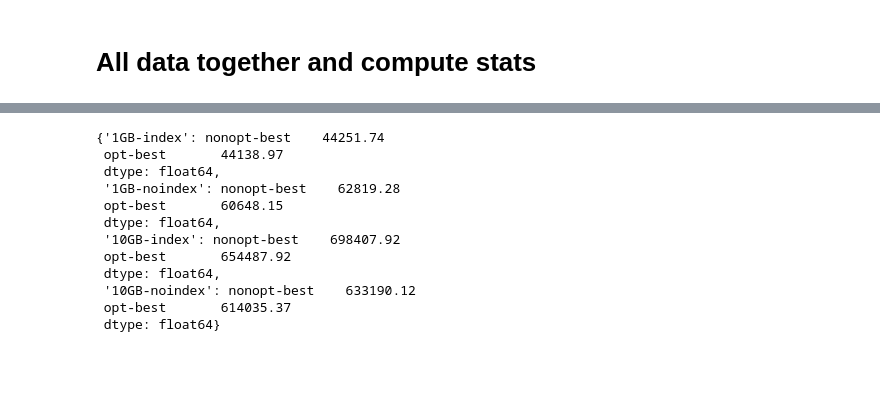
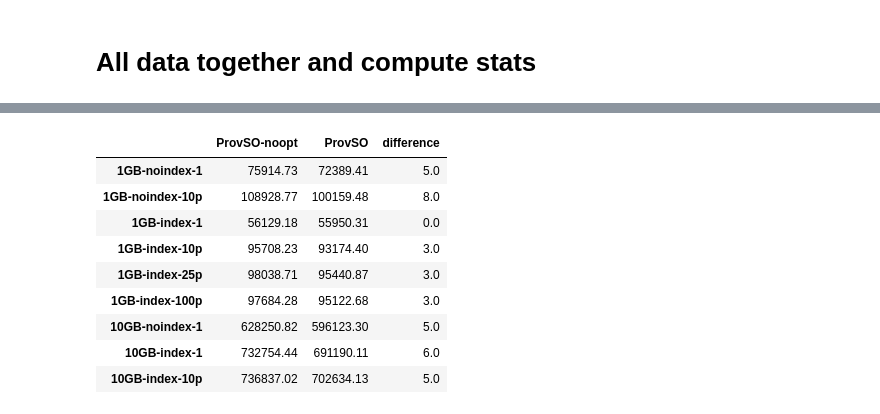
Before and after one commit to lordpretzel/prov_semanticopt_experiment, a Jupyter notebook: plotting.ipynb, the cells around one changed output, grey strips where cells are left out. Cells and saved outputs as stored; diff of their text form; code cells hidden in the pictures; blank space fills up the shorter version.

```diff
--- a/plotting.ipynb
+++ b/plotting.ipynb
@@ -44,6 +48,13 @@ dbsizes = [ '1GB','10GB' ]
 index = [ 'noindex', 'index' ]
 # resultdirs = { x: "results_n1" for x in  ['flatten', 'unopt', 'opt', 'optnoflat'] }
 # resultdirs |= { x: "testopt_results" for x in ['unoptheu', 'optheu'] }
+
+optlabel = 'ProvSO'
+nonoptlabel = 'ProvSO-noopt'
+colors = {
+    optlabel: 'orange',
+    nonoptlabel: 'black'
+}
 
 queries = {
     "01": ["lineitem"],
@@ -279,23 +286,26 @@ def plotquery(q, df, ax, show=False):
 #TODO needs to be fixed
 merged_dfs = {}
 relative_avgs = {}
+relative_dfs = {}
 total_dfs = {}
 for d in dbsizes:
     relative_avgs[d] = {}
     total_dfs[d] = {}
+    relative_dfs[d] = {}
     for i in index:
         relative_avgs[d][i] = {}
         total_dfs[d][i] = {}
+        relative_dfs[d][i] = {}
         for n in resultsizes:
             relative_avgs[d][i][n] = {}
             print(f"db {d} index: {i}: resultsize: {n}")
             ddfs = dfs[d][i][n]
-            merged_df = pd.concat([ ddfs[q] for q in ddfs.keys() if q != '07' ])
-            merged_df['nonopt-best'] = merged_df[['flatten','unopt']].min(axis=1)
-            merged_df['opt-best'] = merged_df[['opt','optnoflat']].min(axis=1)
+            merged_df = pd.concat([ ddfs[q] for q in ddfs.keys() if q not in ['q07']])
+            merged_df[nonoptlabel] = merged_df[['flatten','unopt','unoptheu']].min(axis=1)
+            merged_df[optlabel] = merged_df[['opt','optnoflat','optheu','flatten','unopt','unoptheu']].min(axis=1)
             merged_dfs[d] = merged_df
 
-            total_df = merged_df[['nonopt-best','opt-best']].sum()
+            total_df = merged_df[[nonoptlabel,optlabel]].sum()
             relative = merged_df.copy()
             relative['min'] = relative.min(axis=1)
             for c in merged_df.columns:
@@ -304,7 +314,8 @@ for d in dbsizes:
             total_dfs[d][i][n] = total_df
             relative_avg = relative.mean()
             relative_avgs[d][i][n] = relative_avg
+            relative_dfs[d][i][n] = relative
             #print(total_df)
-            print(relative_avg)
+            print(total_df)
 # %% [output]
 db 1GB index: noindex: resultsize: 1
@@ -352,20 +363,36 @@ need_avgs
 # %%
 need_totals = {}
 need_totals['1GB-index'] = total_dfs['1GB']['index']['1']
 need_totals['1GB-noindex'] = total_dfs['1GB']['noindex']['1']
 need_totals['10GB-index'] =total_dfs['10GB']['index']['1']
 need_totals['10GB-noindex'] =total_dfs['10GB']['noindex']['1']
 need_totals
+
+totals_overview_cols = []
+totals_overview_series = []
+for d in dbsizes:
+    for i in index:
+        for n in resultsizes:
+            df = total_dfs[d][i][n]
+            if df.iloc[0] > 0.0:
+                totals_overview_cols.append(f'{d}-{i}-{n}')
+                totals_overview_series.append(total_dfs[d][i][n])
+
+
+totals_overview_df = pd.concat(totals_overview_series, axis=1)
+totals_overview_df.columns = totals_overview_cols
+totals_overview_df
+totals_transposed_df = totals_overview_df.T
+totals_transposed_df['difference'] = round((totals_transposed_df[nonoptlabel] - totals_transposed_df[optlabel]) / totals_transposed_df[nonoptlabel], 2) * 100
+totals_transposed_df
 # %% [output]
-{'1GB-index': nonopt-best    44251.74
- opt-best       44138.97
- dtype: float64,
- '1GB-noindex': nonopt-best    62819.28
- opt-best       60648.15
- dtype: float64,
- '10GB-index': nonopt-best    698407.92
- opt-best       654487.92
- dtype: float64,
- '10GB-noindex': nonopt-best    633190.12
- opt-best       614035.37
- dtype: float64}
+|  | ProvSO-noopt | ProvSO | difference |
+| 1GB-noindex-1 | 75914.73 | 72389.41 | 5.0 |
+| 1GB-noindex-10p | 108928.77 | 100159.48 | 8.0 |
+| 1GB-index-1 | 56129.18 | 55950.31 | 0.0 |
+| 1GB-index-10p | 95708.23 | 93174.40 | 3.0 |
+| 1GB-index-25p | 98038.71 | 95440.87 | 3.0 |
+| 1GB-index-100p | 97684.28 | 95122.68 | 3.0 |
+| 10GB-noindex-1 | 628250.82 | 596123.30 | 5.0 |
+| 10GB-index-1 | 732754.44 | 691190.11 | 6.0 |
+| 10GB-index-10p | 736837.02 | 702634.13 | 5.0 |
```
Also changed, not shown: parts of 19 cells of this notebook, 5 other files.
